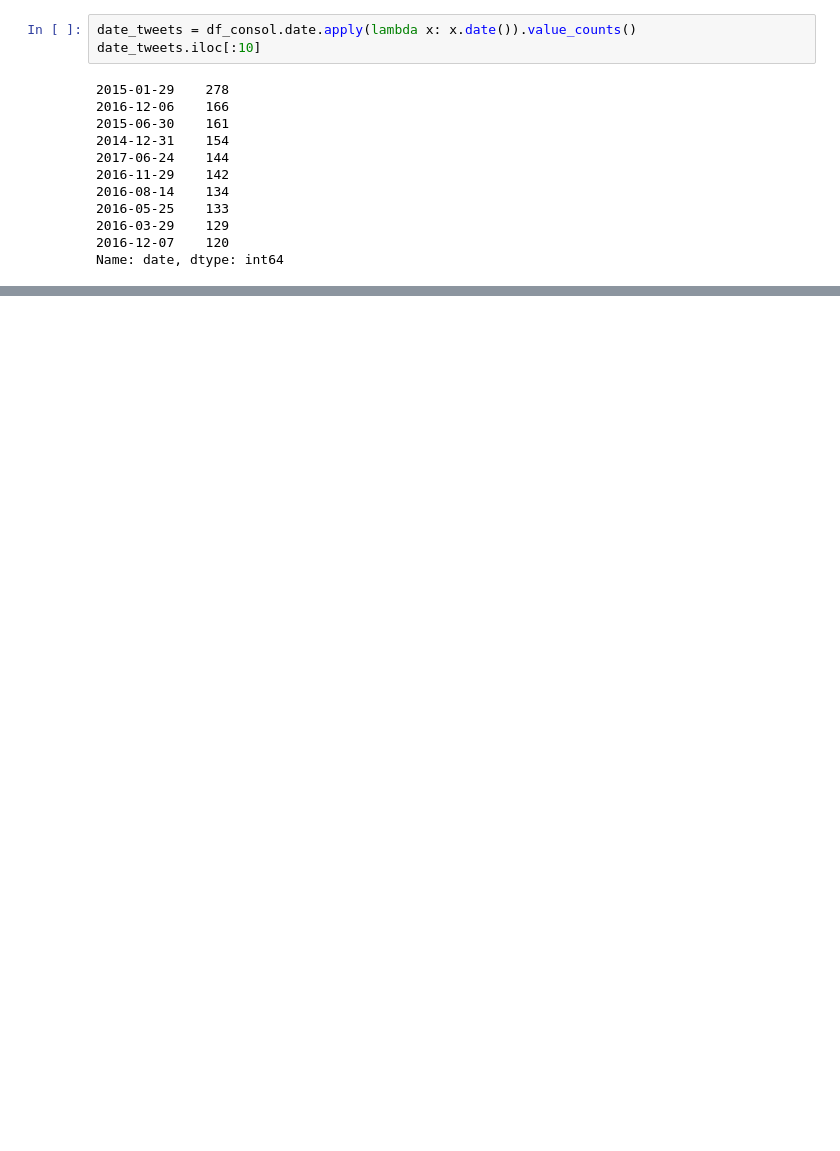
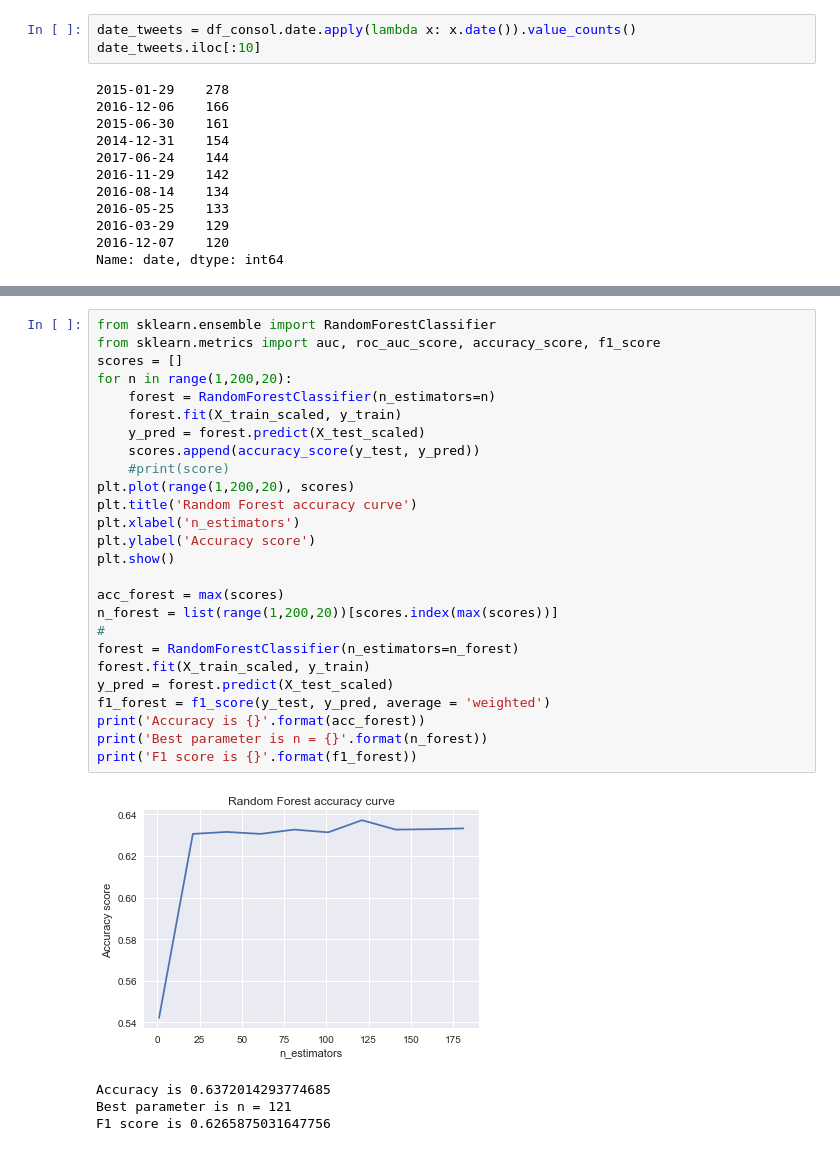
Before and after one commit to guidesc/DSBA---case-study, a Jupyter notebook: RATP.ipynb, the cells around one changed output, grey strips where cells are left out. Drawn from its saved outputs; the diff is of its cells as text; blank space fills up the shorter version.

```diff
--- a/RATP.ipynb
+++ b/RATP.ipynb
@@ -423,0 +679,31 @@ df_consol.groupby(['date_new', 'username']).size().to_csv('tweets_date.csv')
+# %%
+from sklearn.ensemble import RandomForestClassifier
+from sklearn.metrics import auc, roc_auc_score, accuracy_score, f1_score
+scores = []
+for n in range(1,200,20):
+    forest = RandomForestClassifier(n_estimators=n)
+    forest.fit(X_train_scaled, y_train)
+    y_pred = forest.predict(X_test_scaled)
+    scores.append(accuracy_score(y_test, y_pred))
+    #print(score)
+plt.plot(range(1,200,20), scores)
+plt.title('Random Forest accuracy curve')
+plt.xlabel('n_estimators')
+plt.ylabel('Accuracy score')
+plt.show()
+
+acc_forest = max(scores)
+n_forest = list(range(1,200,20))[scores.index(max(scores))]
+#
+forest = RandomForestClassifier(n_estimators=n_forest)
+forest.fit(X_train_scaled, y_train)
+y_pred = forest.predict(X_test_scaled)
+f1_forest = f1_score(y_test, y_pred, average = 'weighted')
+print('Accuracy is {}'.format(acc_forest))
+print('Best parameter is n = {}'.format(n_forest))
+print('F1 score is {}'.format(f1_forest))
+# %% [output]
+[figure, added]
+Accuracy is 0.6372014293774685
+Best parameter is n = 121
+F1 score is 0.6265875031647756
```
Also changed, not shown: parts of 81 cells of this notebook, 25 other files.
